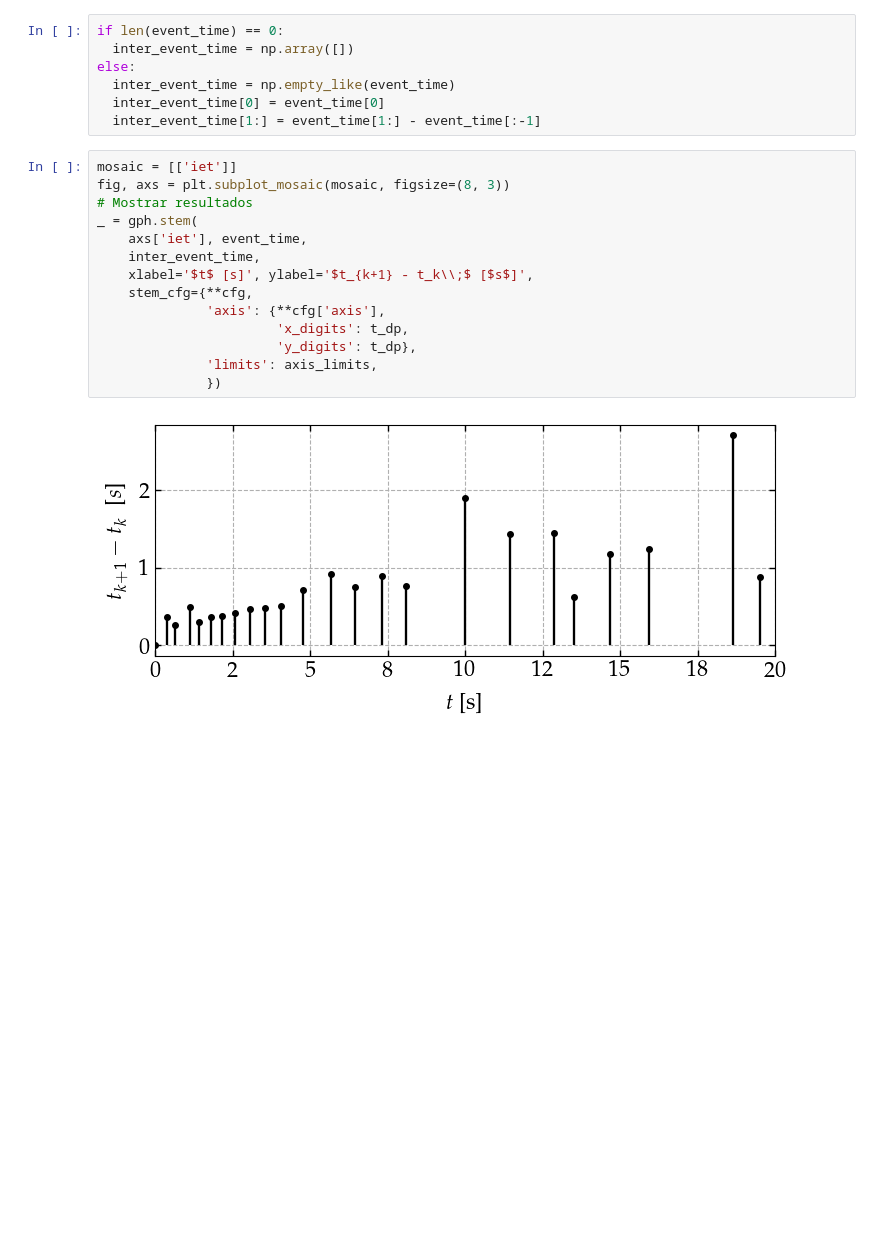
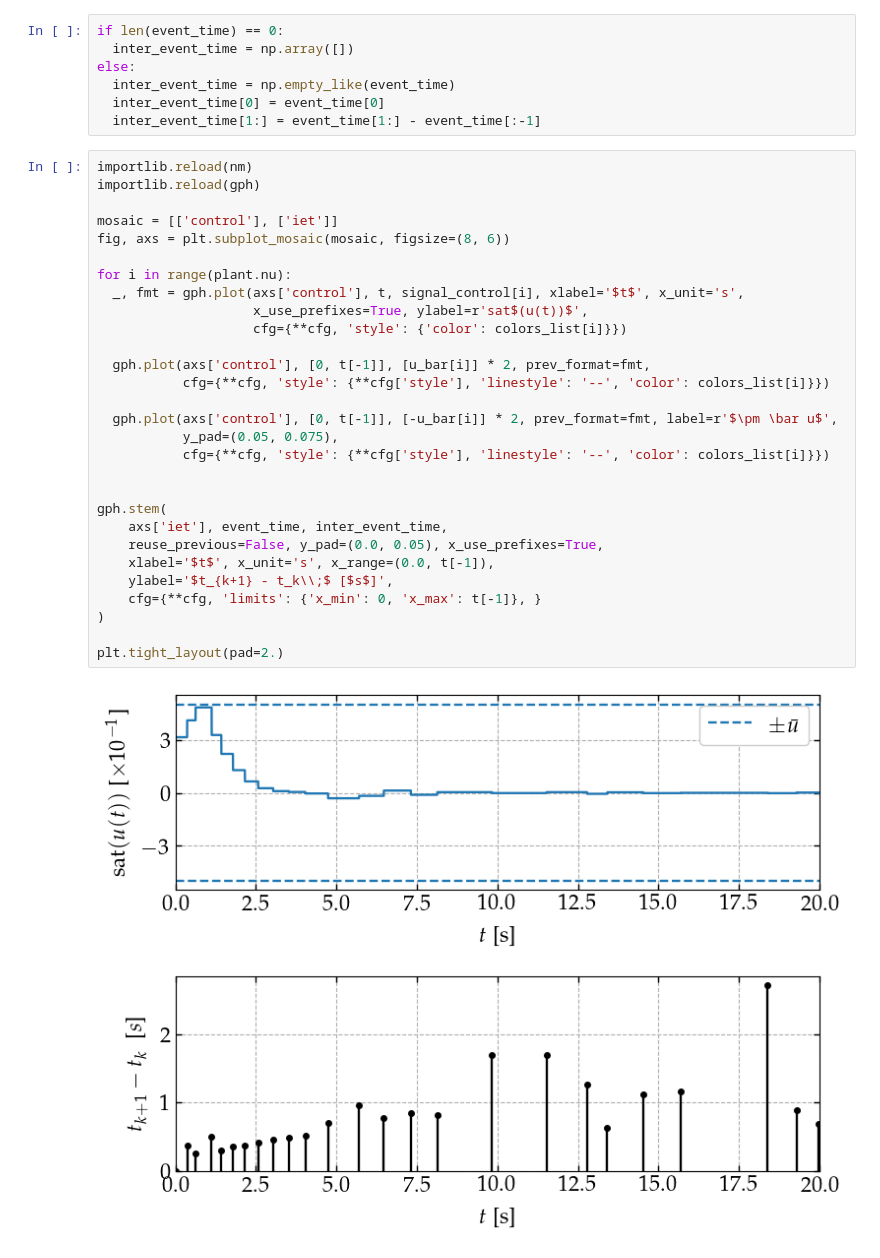
Before and after one commit to andel-vitorio/event-based-control, a Jupyter notebook: Notebooks/PETC for LPV Systems/Main.ipynb, the cells around one changed output. Drawn from its saved outputs; the diff is of its cells as text; blank space fills up the shorter version.

```diff
--- a/Notebooks/PETC for LPV Systems/Main.ipynb
+++ b/Notebooks/PETC for LPV Systems/Main.ipynb
@@ -306,19 +349,34 @@ else:
   inter_event_time = np.empty_like(event_time)
   inter_event_time[0] = event_time[0]
   inter_event_time[1:] = event_time[1:] - event_time[:-1]
-# %%
-mosaic = [['iet']]
-fig, axs = plt.subplot_mosaic(mosaic, figsize=(8, 3))
-# Mostrar resultados
-_ = gph.stem(
-    axs['iet'], event_time,
-    inter_event_time,
-    xlabel='$t$ [s]', ylabel='$t_{k+1} - t_k\\;$ [$s$]',
-    stem_cfg={**cfg,
-              'axis': {**cfg['axis'],
-                       'x_digits': t_dp,
-                       'y_digits': t_dp},
-              'limits': axis_limits,
-              })
-# %% [output]
-[figure, removed]
+# %%
+importlib.reload(nm)
+importlib.reload(gph)
+
+mosaic = [['control'], ['iet']]
+fig, axs = plt.subplot_mosaic(mosaic, figsize=(8, 6))
+
+for i in range(plant.nu):
+  _, fmt = gph.plot(axs['control'], t, signal_control[i], xlabel='$t$', x_unit='s',
+                    x_use_prefixes=True, ylabel=r'sat$(u(t))$',
+                    cfg={**cfg, 'style': {'color': colors_list[i]}})
+
+  gph.plot(axs['control'], [0, t[-1]], [u_bar[i]] * 2, prev_format=fmt,
+           cfg={**cfg, 'style': {**cfg['style'], 'linestyle': '--', 'color': colors_list[i]}})
+
+  gph.plot(axs['control'], [0, t[-1]], [-u_bar[i]] * 2, prev_format=fmt, label=r'$\pm \bar u$',
+           y_pad=(0.05, 0.075),
+           cfg={**cfg, 'style': {**cfg['style'], 'linestyle': '--', 'color': colors_list[i]}})
+
+
+gph.stem(
+    axs['iet'], event_time, inter_event_time,
+    reuse_previous=False, y_pad=(0.0, 0.05), x_use_prefixes=True,
+    xlabel='$t$', x_unit='s', x_range=(0.0, t[-1]),
+    ylabel='$t_{k+1} - t_k\\;$ [$s$]',
+    cfg={**cfg, 'limits': {'x_min': 0, 'x_max': t[-1]}, }
+)
+
+plt.tight_layout(pad=2.)
+# %% [output]
+[figure, added]
```
Also changed, not shown: parts of 9 cells of this notebook, 7 other files.
